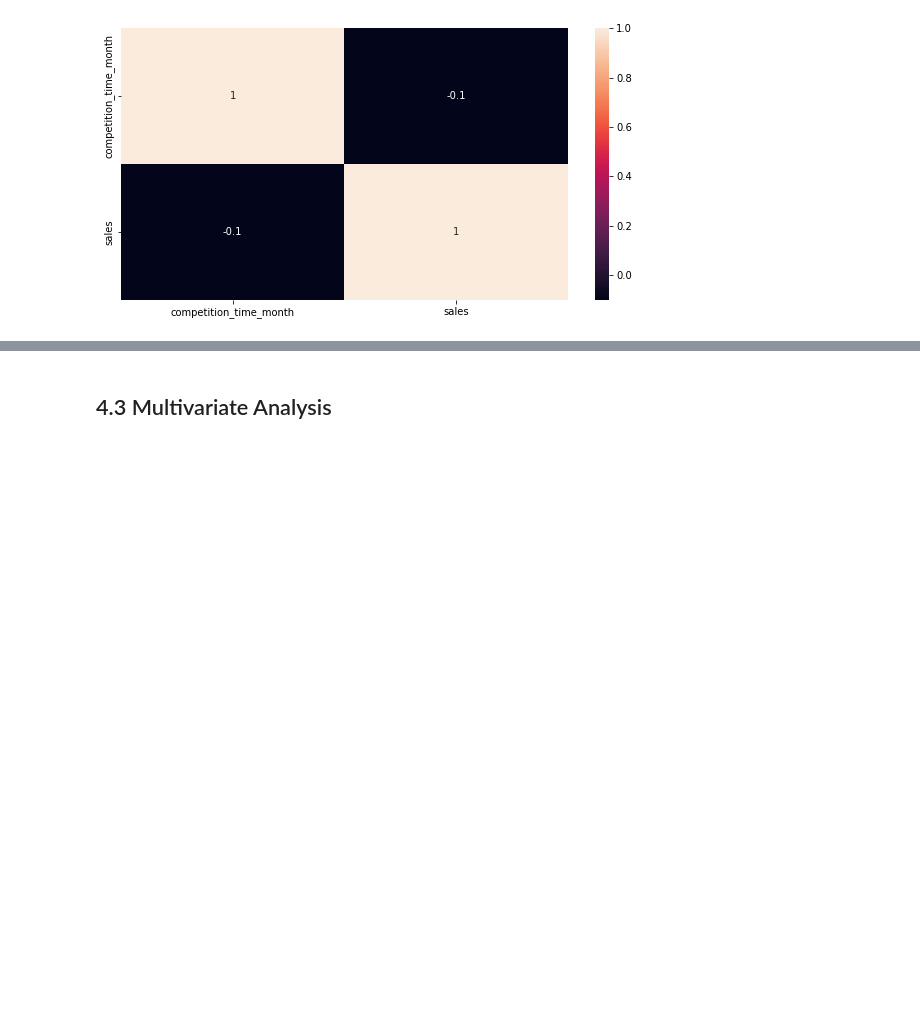
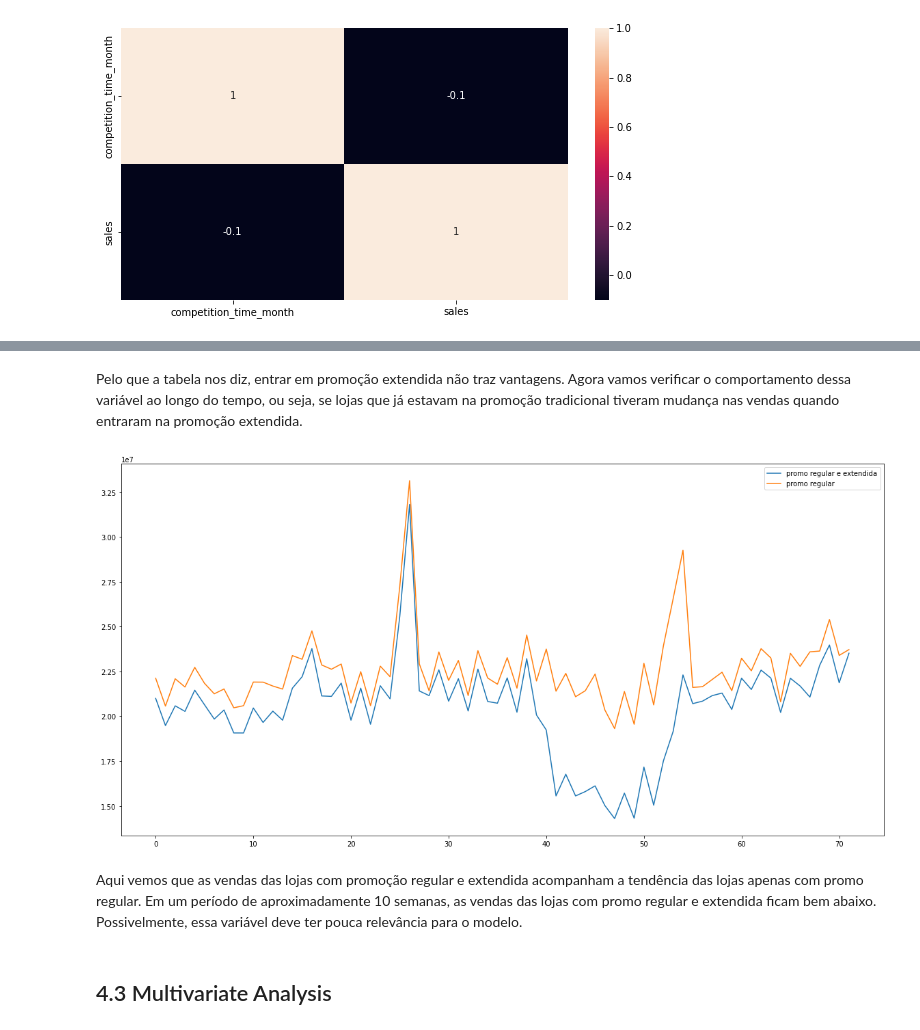
Before and after one commit to sergionaskbr/ds_in_production, a Jupyter notebook: m04_v01_store_sales_prediction.ipynb, the cells around one changed output, grey strips where cells are left out. Saved outputs shown, nothing was run; the diff lists cells and outputs as text; code cells hidden in the pictures; blank space fills up the shorter version.

```diff
--- a/m04_v01_store_sales_prediction.ipynb
+++ b/m04_v01_store_sales_prediction.ipynb
@@ -998,3 +1043,18 @@ plt.show();
+# %% [markdown]
+Pelo que a tabela nos diz, entrar em promoção extendida não traz vantagens. Agora vamos verificar o comportamento dessa variável ao longo do tempo, ou seja, se lojas que já estavam na promoção tradicional tiveram mudança nas vendas quando entraram na promoção extendida.
+# %%
+# Verificando o comportamento de vendas das lojas que participaram da promo regular e extendida
+aux1 = df4[(df4['promo'] == 1) & (df4['promo2'] == 1)][['year_week', 'sales']].groupby('year_week').sum().reset_index()
+ax = aux1.plot(figsize=(20, 10));
+
+aux2 = df4[(df4['promo'] == 1) & (df4['promo2'] == 0)][['year_week', 'sales']].groupby('year_week').sum().reset_index()
+aux2.plot(figsize=(20, 10), ax=ax);
+
+ax.legend(labels=['promo regular e extendida', 'promo regular']);
+# %% [output]
+[figure, added]
+# %% [markdown]
+Aqui vemos que as vendas das lojas com promoção regular e extendida acompanham a tendência das lojas apenas com promo regular. Em um período de aproximadamente 10 semanas, as vendas das lojas com promo regular e extendida ficam bem abaixo. Possivelmente, essa variável deve ter pouca relevância para o modelo.
 # %% [markdown]
 ## 4.3 Multivariate Analysis
 # %% [markdown]
```
Also changed, not shown: parts of 21 cells of this notebook.
